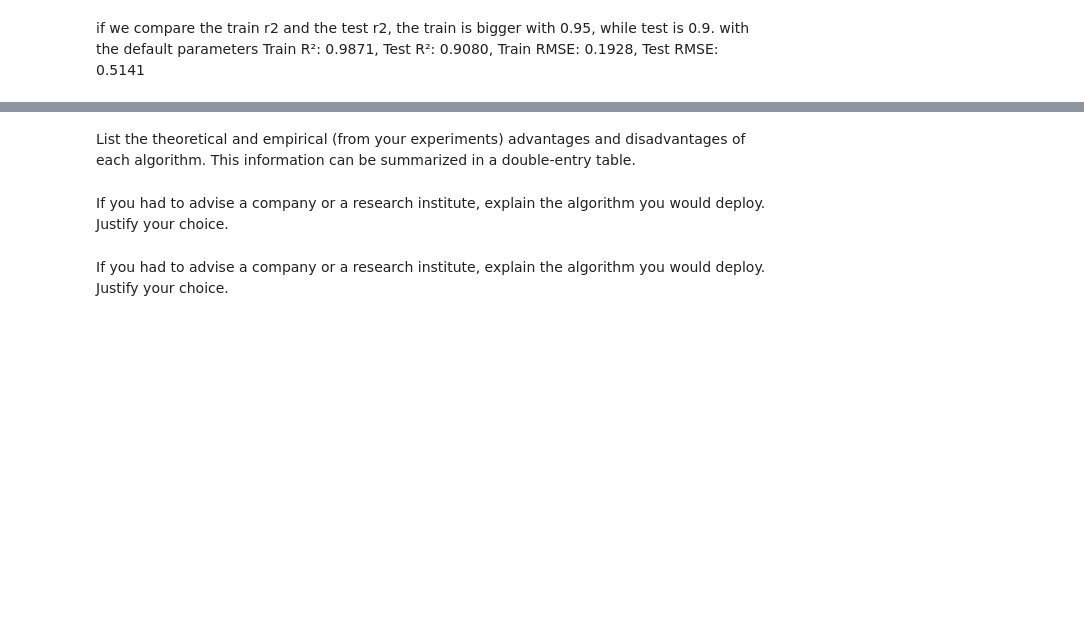
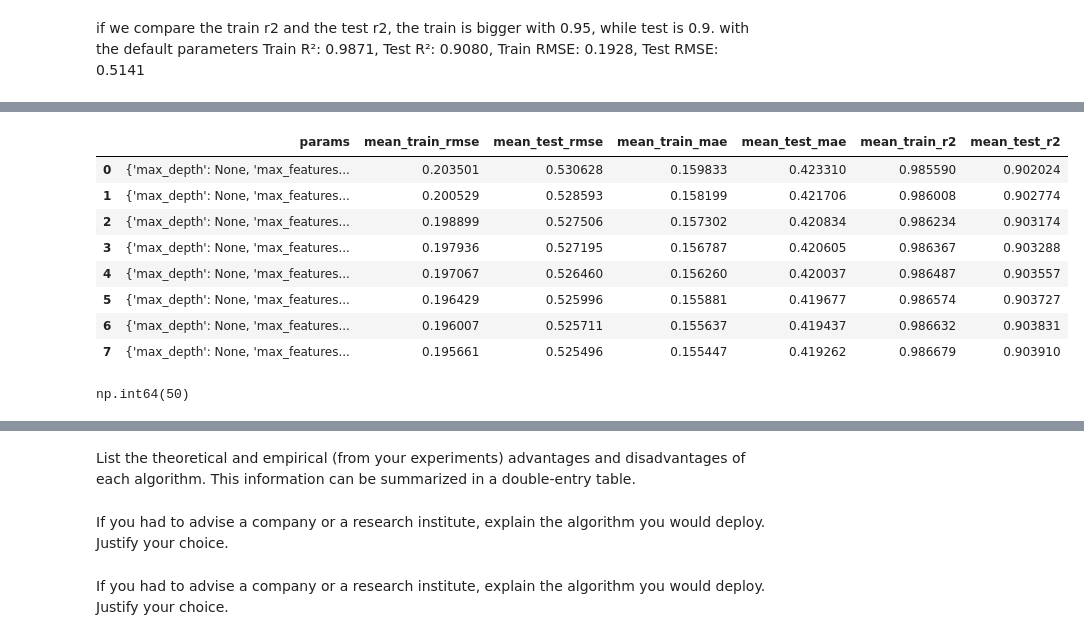
Before and after one commit to Angelicarjs/UBS_ML, a Jupyter notebook: crop_yield_estimation_project/ML_Milestone1Revision.ipynb, the cells around one changed output, grey strips where cells are left out. Drawn from its saved outputs; the diff is of its cells as text; code cells hidden in the pictures; blank space fills up the shorter version.

```diff
--- a/crop_yield_estimation_project/ML_Milestone1Revision.ipynb
+++ b/crop_yield_estimation_project/ML_Milestone1Revision.ipynb
@@ -512,7 +513,7 @@ An ensemble learning method that builds multiple decision trees on random subset
 from sklearn.ensemble import RandomForestRegressor
 
 # Fit the model
-rf_reg = RandomForestRegressor(random_state=42, n_jobs=-1)
+rf_reg = RandomForestRegressor(random_state=42, n_jobs=-1, oob_score=True)
 rf_reg.fit(X_train, Y_train)
 
 # Predict
@@ -529,6 +530,7 @@ rmse_test5 = np.sqrt(mean_squared_error(Y_test, y_pred_test5))
 print("Random Forest")
 print(f"Train R²: {r2_train5:.4f}, Test R²: {r2_test5:.4f}")
 print(f"Train RMSE: {rmse_train5:.4f}, Test RMSE: {rmse_test5:.4f}")
+print('OOB error: ', round(1-rf_reg.oob_score_,2))
 # %% [output]
 Random Forest
 Train R²: 0.9871, Test R²: 0.9080
@@ -852,6 +709,7 @@ print(grid.best_params_)
 # %%
 from sklearn.ensemble import RandomForestRegressor
-from sklearn.model_selection import GridSearchCV, StratifiedKFold, KFold
+from sklearn.model_selection import GridSearchCV, StratifiedKFold
+from sklearn.model_selection import PredefinedSplit
 import numpy as np
 import pandas as pd
 
@@ -880,26 +738,26 @@ def tune_random_forest(param_grid, X, y, n_splits=3):
         Trained GridSearchCV object (for .best_params_, .best_score_, etc.)
     """
 
-    # one-hot columns - ask!
-    region_cols = ['Region_East', 'Region_North', 'Region_South', 'Region_West']
-
-    # Create array with region names for stratification
-    region_names = [col.replace('Region_','') for col in region_cols]
-    regions_for_stratify = np.array(region_names)[X[region_cols].values.argmax(axis=1)]
-
     # Base model
     rf_reg = RandomForestRegressor(random_state=42)
 
     # Stratified folds
-    #skf = StratifiedKFold(n_splits=n_splits, shuffle=True, random_state=42)
-    kf = KFold(n_splits=n_splits, shuffle=True, random_state=42)
+    skf = StratifiedKFold(n_splits=n_splits, shuffle=True, random_state=42)
+    fold_indices = list(skf.split(X, regions_for_stratify))
+
+    # Assign fold numbers for each sample
+    fold_numbers = np.zeros(len(regions_for_stratify))
+    for fold, (_, val_idx) in enumerate(fold_indices):
+        fold_numbers[val_idx] = fold
+
+    # PredefinedSplit object
+    cv = PredefinedSplit(test_fold=fold_numbers)
 
     # Setup GridSearchCV with multiple scoring metrics
     grid = GridSearchCV(
         estimator=rf_reg,
         param_grid=param_grid,
-        #cv=skf.split(X, regions_for_stratify),
-        cv=kf,
+        cv=cv,
         n_jobs=-1,
         verbose=2,
         scoring={
@@ -963,11 +793,11 @@ Best CV R²: 0.9053
 # %%
 param_grid = {
-    'n_estimators': [150],
+    'n_estimators': np.arange(50, 200, 20),
     'max_features': ['sqrt'],
-    'max_samples': [None],
     'max_depth': [None],
-    'min_samples_leaf': [3]
+    'min_samples_leaf': [1],
+    'max_samples': [None]
 }
 
-print(tune_random_forest(param_grid,X_train, Y_train))
+tune_n_estimators = tune_random_forest(param_grid,X_train, Y_train)
 # %% [output]
@@ -1026,0 +924,16 @@ check the notebook from random forest class
+# %%
+tune_n_estimators[0]
+# %% [output]
+|  | params | mean_train_rmse | mean_test_rmse | mean_train_mae | mean_test_mae | mean_train_r2 | mean_test_r2 |
+| 0 | {'max_depth': None, 'max_features... | 0.203501 | 0.530628 | 0.159833 | 0.423310 | 0.985590 | 0.902024 |
+| 1 | {'max_depth': None, 'max_features... | 0.200529 | 0.528593 | 0.158199 | 0.421706 | 0.986008 | 0.902774 |
+| 2 | {'max_depth': None, 'max_features... | 0.198899 | 0.527506 | 0.157302 | 0.420834 | 0.986234 | 0.903174 |
+| 3 | {'max_depth': None, 'max_features... | 0.197936 | 0.527195 | 0.156787 | 0.420605 | 0.986367 | 0.903288 |
+| 4 | {'max_depth': None, 'max_features... | 0.197067 | 0.526460 | 0.156260 | 0.420037 | 0.986487 | 0.903557 |
+| 5 | {'max_depth': None, 'max_features... | 0.196429 | 0.525996 | 0.155881 | 0.419677 | 0.986574 | 0.903727 |
+| 6 | {'max_depth': None, 'max_features... | 0.196007 | 0.525711 | 0.155637 | 0.419437 | 0.986632 | 0.903831 |
+| 7 | {'max_depth': None, 'max_features... | 0.195661 | 0.525496 | 0.155447 | 0.419262 | 0.986679 | 0.903910 |
+# %%
+tune_n_estimators[0]['params'][0]['n_estimators']
+# %% [output]
+np.int64(50)
```
Also changed, not shown: parts of 17 cells of this notebook, 2 other files.
